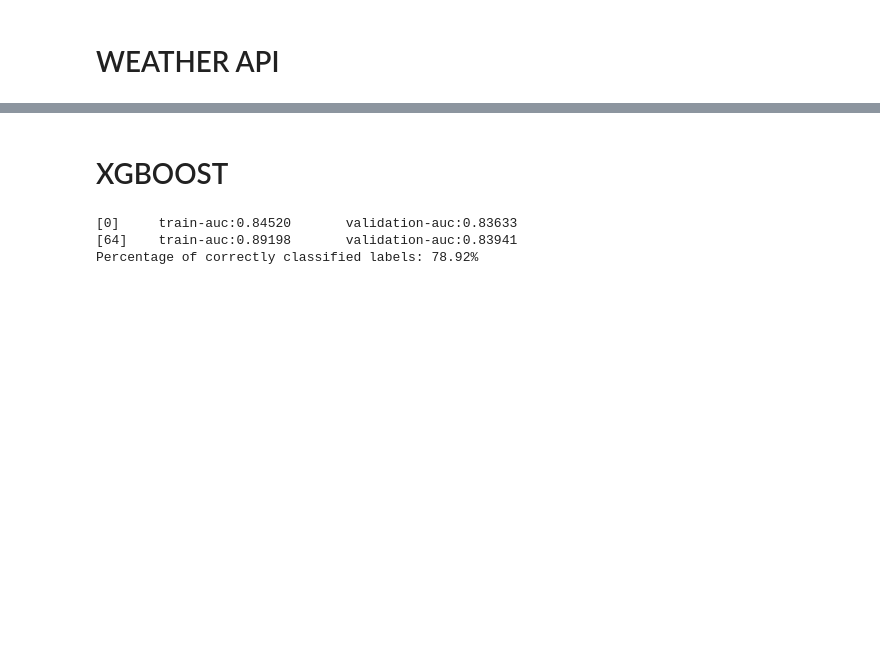
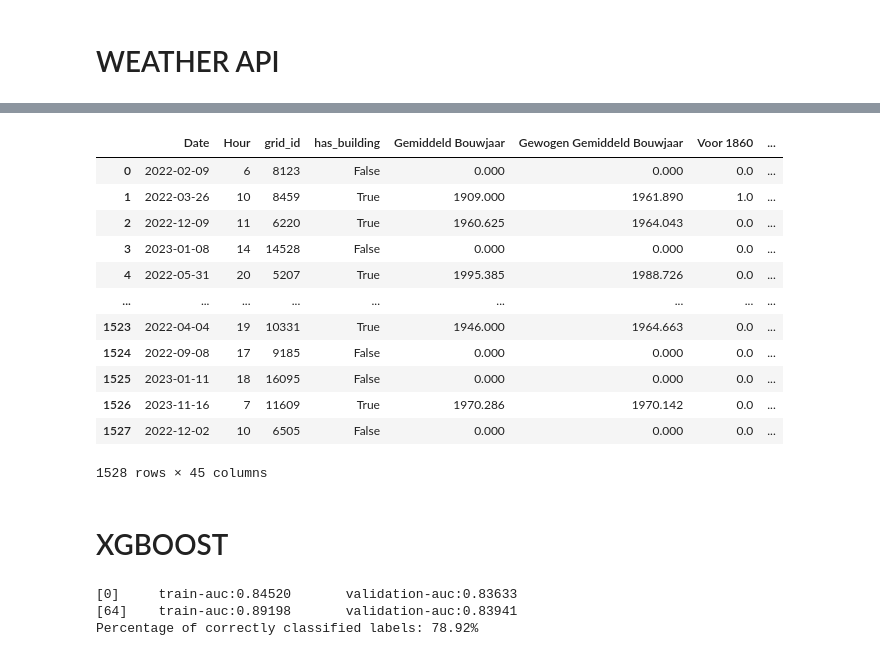
Before and after one commit to UhhBart/MSc_DSP_G2, a Jupyter notebook: AlihansWorkPlace.ipynb, the cells around one changed output, grey strips where cells are left out. Saved outputs shown, nothing was run; the diff lists cells and outputs as text; code cells hidden in the pictures; blank space fills up the shorter version.

```diff
--- a/AlihansWorkPlace.ipynb
+++ b/AlihansWorkPlace.ipynb
@@ -424,7 +424,7 @@ negatives.to_csv(NEGATIVE_SAMPLES_PATH, sep=",", encoding="utf-8", index=False)
 # WEATHER API
 # %%
 # IMPORT NEGATIVES
-NEGATIVES = pd.read_csv(r'src\data_roadsigns\TMP_negative_samples_roadsigns_200.csv')
+NEGATIVES = pd.read_csv(r'src\final_data\buildings\TMP3_negative_samples_buildings_200.csv')
 GRIDS_200_AMSTERDAM_PATH = Path("src/final_data/grids/grids_200_amsterdam_centered.csv")
 GRIDS = pd.read_csv(GRIDS_200_AMSTERDAM_PATH)
 
@@ -608,7 +616,21 @@ NEGATIVES_splits[split].head()
 # %%
 combined_incs = pd.concat(NEGATIVES_splits, ignore_index=True)
-combined_incs.to_csv('src/final_data/roadsigns/TMP_negative_samples_roadsigns_200.csv', sep=",", encoding="utf-8", index=False)
+combined_incs.to_csv('src/final_data/buildings/TMP3_negative_samples_buildings_200.csv', sep=",", encoding="utf-8", index=False)
 combined_incs
+# %% [output]
+|  | Date | Hour | grid_id | has_building | Gemiddeld Bouwjaar | Gewogen Gemiddeld Bouwjaar | Voor 1860 | ... |
+| 0 | 2022-02-09 | 6 | 8123 | False | 0.000 | 0.000 | 0.0 | ... |
+| 1 | 2022-03-26 | 10 | 8459 | True | 1909.000 | 1961.890 | 1.0 | ... |
+| 2 | 2022-12-09 | 11 | 6220 | True | 1960.625 | 1964.043 | 0.0 | ... |
+| 3 | 2023-01-08 | 14 | 14528 | False | 0.000 | 0.000 | 0.0 | ... |
+| 4 | 2022-05-31 | 20 | 5207 | True | 1995.385 | 1988.726 | 0.0 | ... |
+| ... | ... | ... | ... | ... | ... | ... | ... | ... |
+| 1523 | 2022-04-04 | 19 | 10331 | True | 1946.000 | 1964.663 | 0.0 | ... |
+| 1524 | 2022-09-08 | 17 | 9185 | False | 0.000 | 0.000 | 0.0 | ... |
+| 1525 | 2023-01-11 | 18 | 16095 | False | 0.000 | 0.000 | 0.0 | ... |
+| 1526 | 2023-11-16 | 7 | 11609 | True | 1970.286 | 1970.142 | 0.0 | ... |
+| 1527 | 2022-12-02 | 10 | 6505 | False | 0.000 | 0.000 | 0.0 | ... |
+1528 rows × 45 columns
 # %% [markdown]
 # XGBOOST
 # %%
```
Also changed, not shown: parts of 3 cells of this notebook, 3 other files.
